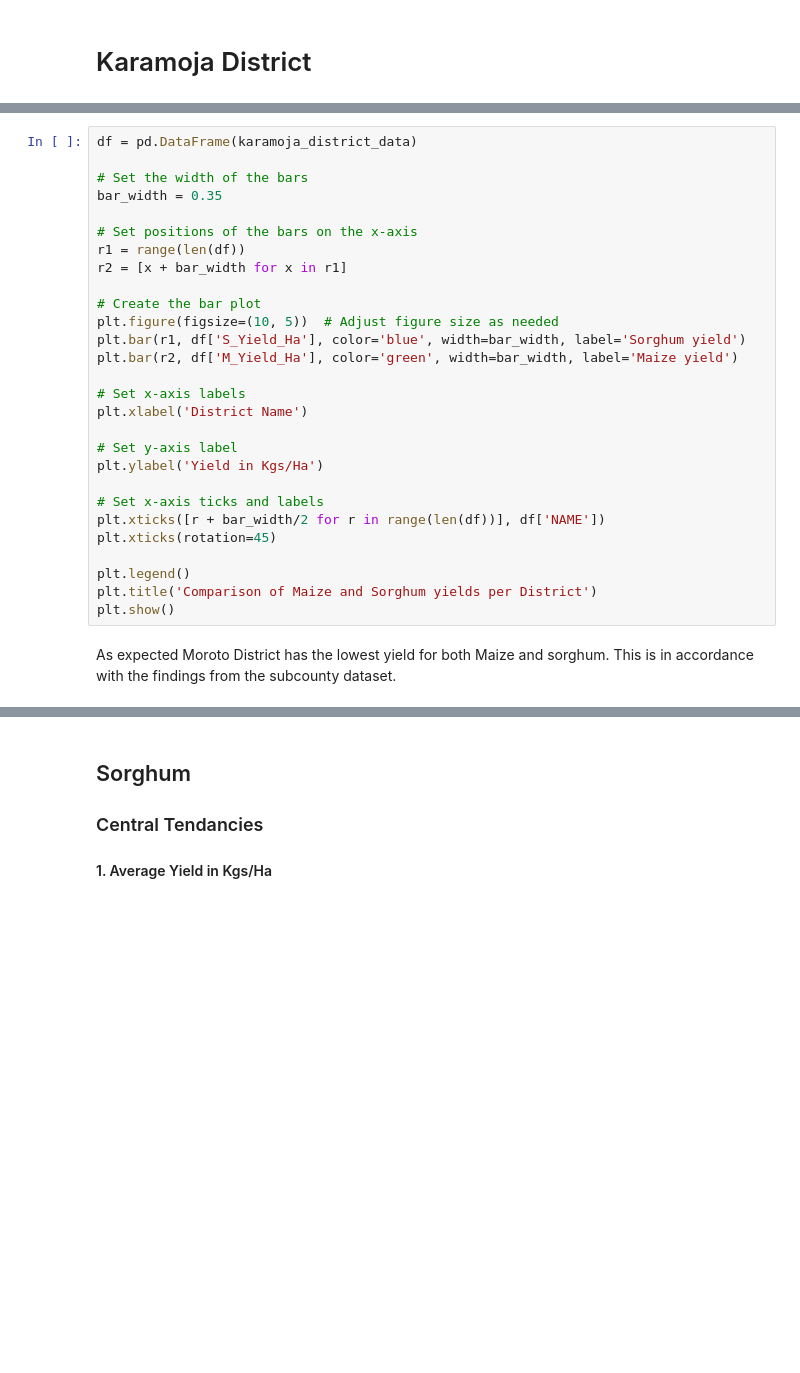
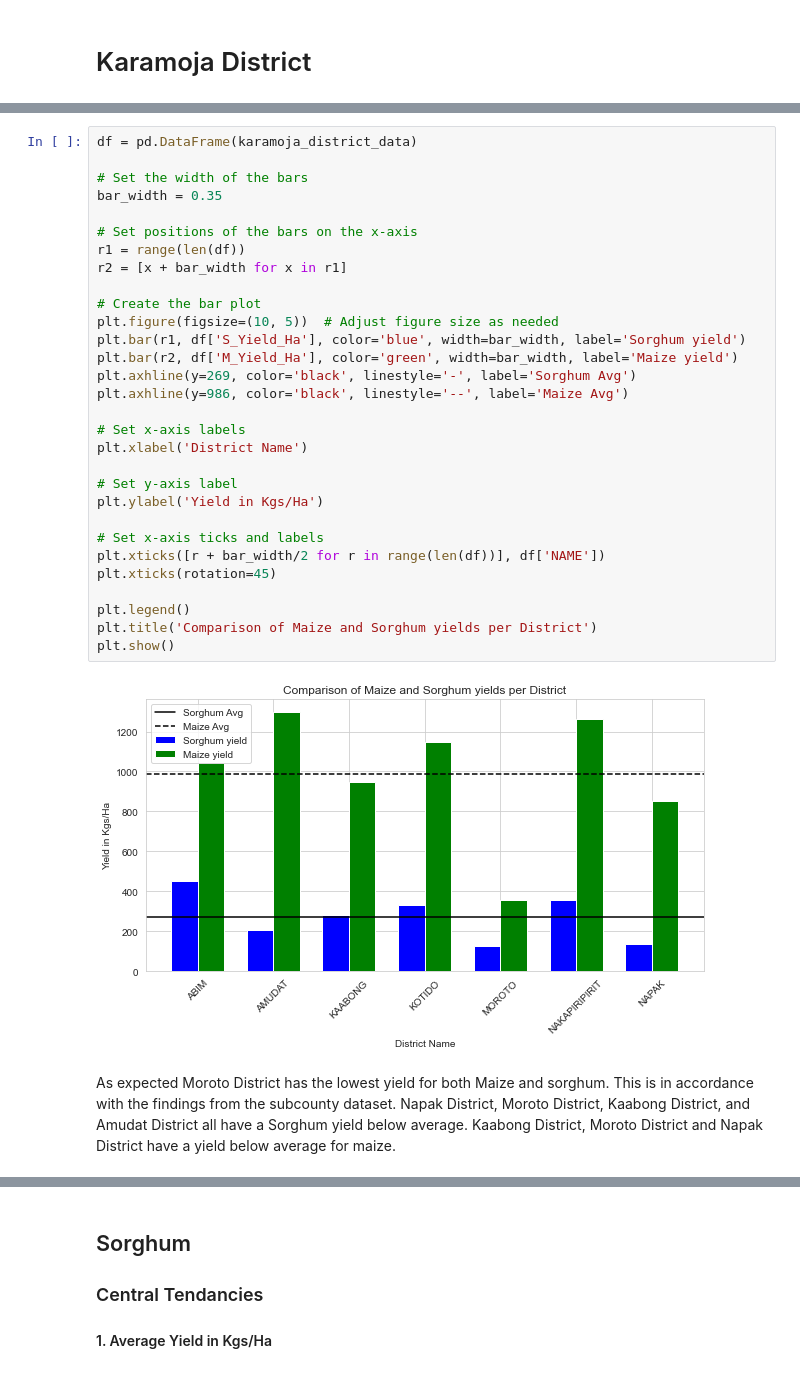
Before and after one commit to MissJJT/dsc-dvp-project02, a Jupyter notebook: index.ipynb, the cells around one changed output, grey strips where cells are left out. Drawn from its saved outputs; the diff is of its cells as text; blank space fills up the shorter version.

```diff
--- a/index.ipynb
+++ b/index.ipynb
@@ -456,32 +567,39 @@ karamoja_district_data.describe()
 # %%
 df = pd.DataFrame(karamoja_district_data)
 
 # Set the width of the bars
 bar_width = 0.35
 
 # Set positions of the bars on the x-axis
 r1 = range(len(df))
 r2 = [x + bar_width for x in r1]
 
 # Create the bar plot
 plt.figure(figsize=(10, 5))  # Adjust figure size as needed
 plt.bar(r1, df['S_Yield_Ha'], color='blue', width=bar_width, label='Sorghum yield')
 plt.bar(r2, df['M_Yield_Ha'], color='green', width=bar_width, label='Maize yield')
+plt.axhline(y=269, color='black', linestyle='-', label='Sorghum Avg')
+plt.axhline(y=986, color='black', linestyle='--', label='Maize Avg')
 
 # Set x-axis labels
 plt.xlabel('District Name')
 
 # Set y-axis label
 plt.ylabel('Yield in Kgs/Ha')
 
 # Set x-axis ticks and labels
 plt.xticks([r + bar_width/2 for r in range(len(df))], df['NAME'])
 plt.xticks(rotation=45)
 
 plt.legend()
 plt.title('Comparison of Maize and Sorghum yields per District')
 plt.show()
+# %% [output]
+[figure, added]
 # %% [markdown]
-As expected Moroto District has the lowest yield for both Maize and sorghum. This is in accordance with the findings from the subcounty dataset.
+As expected Moroto District has the lowest yield for both Maize and sorghum.
+This is in accordance with the findings from the subcounty dataset.
+Napak District, Moroto District, Kaabong District, and Amudat District all have a Sorghum yield below average.
+Kaabong District, Moroto District and Napak District have a yield below average for maize.
 # %%
 df.columns
```
Also changed, not shown: parts of 35 cells of this notebook.
